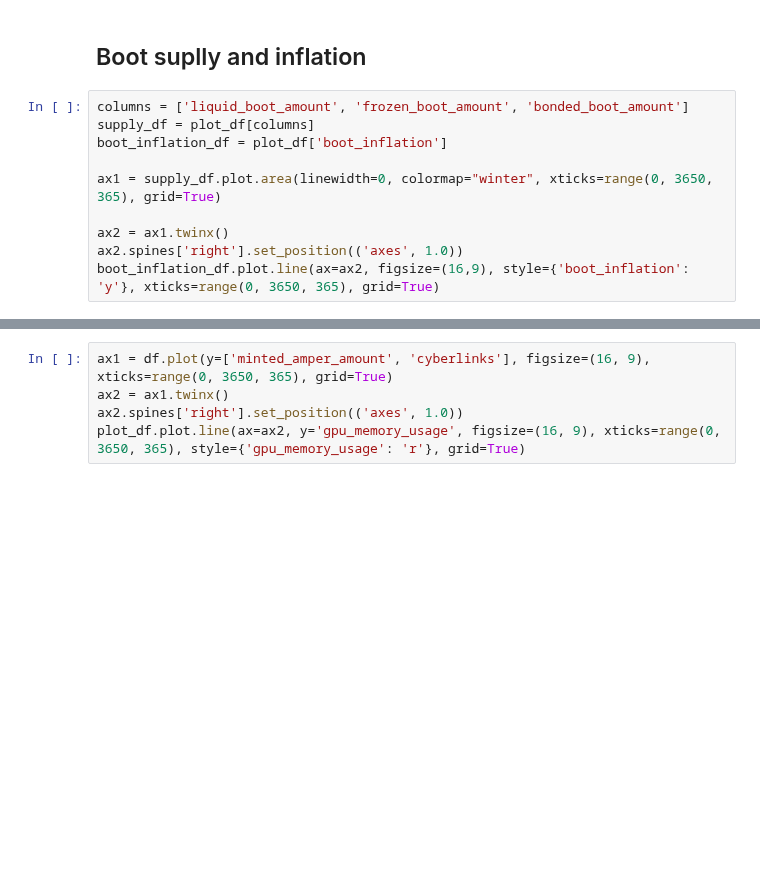
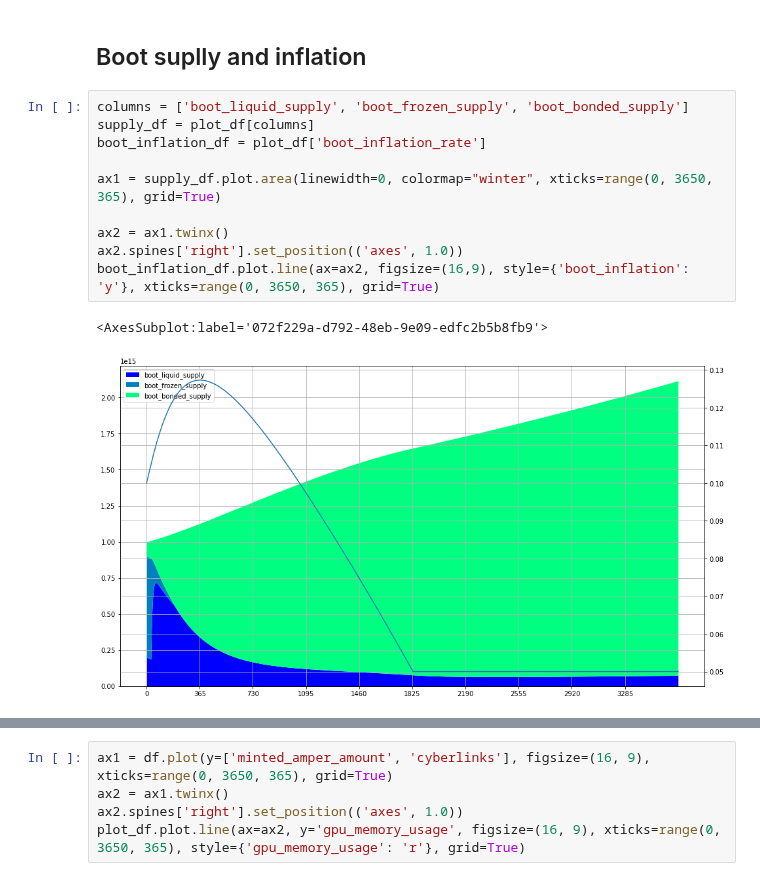
Before and after one commit to cybercongress/cybernomics, a Jupyter notebook: bostrom_simulation/simulation.ipynb, the cells around one changed output, grey strips where cells are left out. Cells and saved outputs as stored; diff of their text form; blank space fills up the shorter version.

```diff
--- a/bostrom_simulation/simulation.ipynb
+++ b/bostrom_simulation/simulation.ipynb
@@ -155,14 +189,17 @@ plot_df
 # %% [markdown]
 ## Boot suplly and inflation
 # %%
-columns = ['liquid_boot_amount', 'frozen_boot_amount', 'bonded_boot_amount']
+columns = ['boot_liquid_supply', 'boot_frozen_supply', 'boot_bonded_supply']
 supply_df = plot_df[columns]
-boot_inflation_df = plot_df['boot_inflation']
+boot_inflation_df = plot_df['boot_inflation_rate']
 
 ax1 = supply_df.plot.area(linewidth=0, colormap="winter", xticks=range(0, 3650, 365), grid=True)
 
 ax2 = ax1.twinx()
 ax2.spines['right'].set_position(('axes', 1.0))
 boot_inflation_df.plot.line(ax=ax2, figsize=(16,9), style={'boot_inflation': 'y'}, xticks=range(0, 3650, 365), grid=True)
+# %% [output]
+<AxesSubplot:label='072f229a-d792-48eb-9e09-edfc2b5b8fb9'>
+[figure, added]
 # %%
 plot_df.plot(y='agents_count', figsize=(16, 9), xticks=range(0, 3650, 365), grid=True)
```
Also changed, not shown: parts of 12 cells of this notebook, 3 other files.
